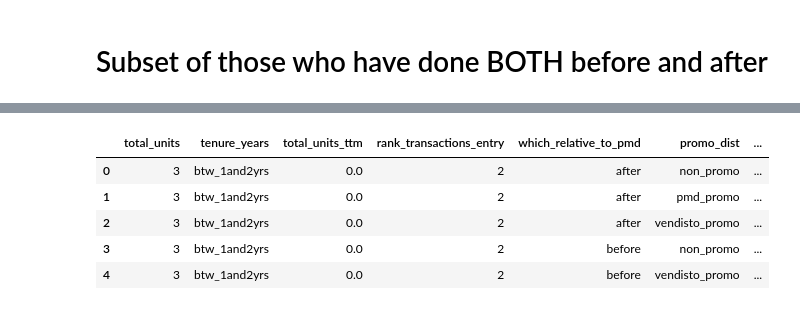
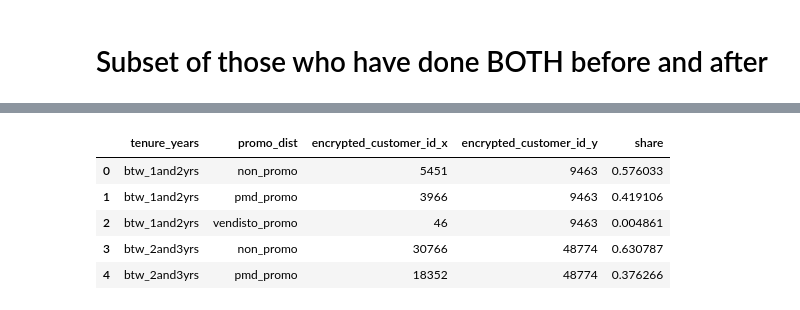
Before and after one commit to dfadeeff/AMZ_Projects, a Jupyter notebook: Granular PMD Analysis.ipynb, the cells around one changed output, grey strips where cells are left out. Saved outputs shown, nothing was run; the diff lists cells and outputs as text; code cells hidden in the pictures.

```diff
--- a/Granular PMD Analysis.ipynb
+++ b/Granular PMD Analysis.ipynb
@@ -186,11 +251,21 @@ grouped, dist = final_output(d)
+# %%
+def create_freqdist_by_promo_type(df):
+    dist_cust = df.groupby(['tenure_years','promo_dist'])['encrypted_customer_id'].nunique().reset_index()
+    summed = df.groupby(['tenure_years'])['encrypted_customer_id'].nunique().reset_index()
+
+    out  = pd.merge(left = dist_cust, right = summed, left_on = ['tenure_years'],
+                    right_on = ['tenure_years'], how = 'left')
+
+    out['share'] = out['encrypted_customer_id_x'] / out['encrypted_customer_id_y']
+    return out
+# %%
+reeng = create_freqdist_by_promo_type(d[d['frequency'] > 365])
 # %%
-grouped.head()
+reeng.head()
+# %% [output]
+|  | tenure_years | promo_dist | encrypted_customer_id_x | encrypted_customer_id_y | share |
+| 0 | btw_1and2yrs | non_promo | 5451 | 9463 | 0.576033 |
+| 1 | btw_1and2yrs | pmd_promo | 3966 | 9463 | 0.419106 |
+| 2 | btw_1and2yrs | vendisto_promo | 46 | 9463 | 0.004861 |
+| 3 | btw_2and3yrs | non_promo | 30766 | 48774 | 0.630787 |
+| 4 | btw_2and3yrs | pmd_promo | 18352 | 48774 | 0.376266 |
-# %%
-dist.head()
-# %% [output]
-|  | total_units | tenure_years | total_units_ttm | rank_transactions_entry | which_relative_to_pmd | promo_dist | ... |
-| 0 | 3 | btw_1and2yrs | 0.0 | 2 | after | non_promo | ... |
-| 1 | 3 | btw_1and2yrs | 0.0 | 2 | after | pmd_promo | ... |
-| 2 | 3 | btw_1and2yrs | 0.0 | 2 | after | vendisto_promo | ... |
-| 3 | 3 | btw_1and2yrs | 0.0 | 2 | before | non_promo | ... |
-| 4 | 3 | btw_1and2yrs | 0.0 | 2 | before | vendisto_promo | ... |
```
Also changed, not shown: parts of 20 cells of this notebook.
